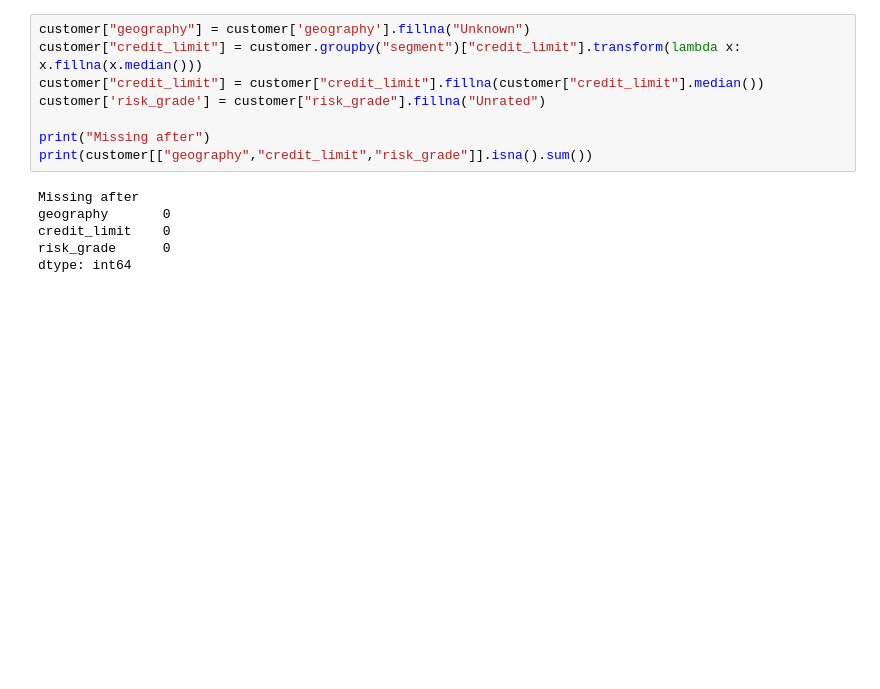
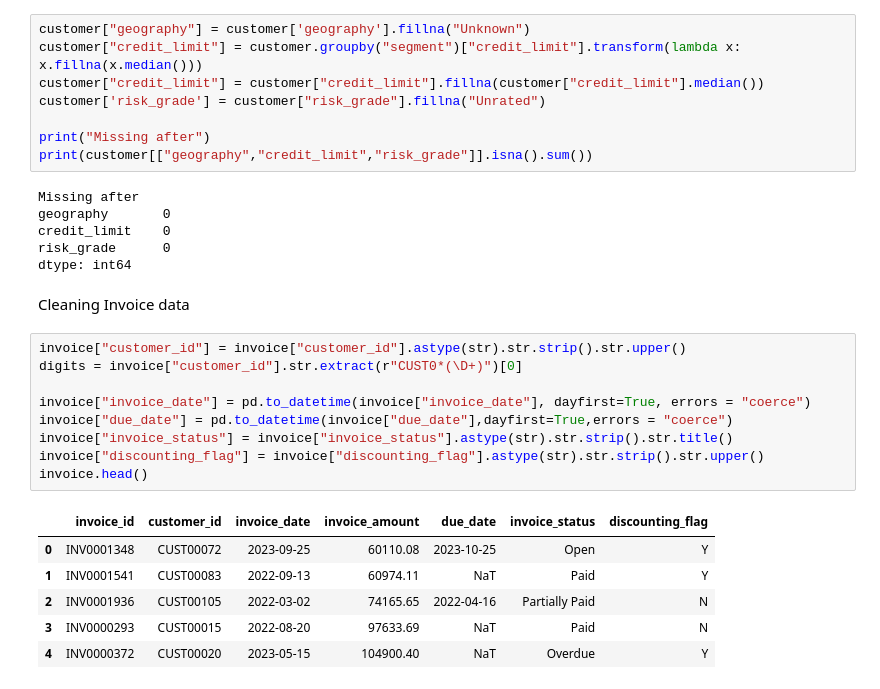
Before and after one commit to Bibhuti-MLAI/Time-Series-Forcasting, a Jupyter notebook: Revenue_Forcasting.ipynb, the cells around one changed output. Cells and saved outputs as stored; diff of their text form; blank space fills up the shorter version.

```diff
--- a/Revenue_Forcasting.ipynb
+++ b/Revenue_Forcasting.ipynb
@@ -166,3 +166,21 @@ geography       0
 credit_limit    0
 risk_grade      0
 dtype: int64
+# %% [markdown]
+Cleaning Invoice data
+# %%
+invoice["customer_id"] = invoice["customer_id"].astype(str).str.strip().str.upper()
+digits = invoice["customer_id"].str.extract(r"CUST0*(\D+)")[0]
+
+invoice["invoice_date"] = pd.to_datetime(invoice["invoice_date"], dayfirst=True, errors = "coerce")
+invoice["due_date"] = pd.to_datetime(invoice["due_date"],dayfirst=True,errors = "coerce")
+invoice["invoice_status"] = invoice["invoice_status"].astype(str).str.strip().str.title()
+invoice["discounting_flag"] = invoice["discounting_flag"].astype(str).str.strip().str.upper()
+invoice.head()
+# %% [output]
+|  | invoice_id | customer_id | invoice_date | invoice_amount | due_date | invoice_status | discounting_flag |
+| 0 | INV0001348 | CUST00072 | 2023-09-25 | 60110.08 | 2023-10-25 | Open | Y |
+| 1 | INV0001541 | CUST00083 | 2022-09-13 | 60974.11 | NaT | Paid | Y |
+| 2 | INV0001936 | CUST00105 | 2022-03-02 | 74165.65 | 2022-04-16 | Partially Paid | N |
+| 3 | INV0000293 | CUST00015 | 2022-08-20 | 97633.69 | NaT | Paid | N |
+| 4 | INV0000372 | CUST00020 | 2023-05-15 | 104900.40 | NaT | Overdue | Y |
```
Also changed, not shown: parts of 1 cell of this notebook.
